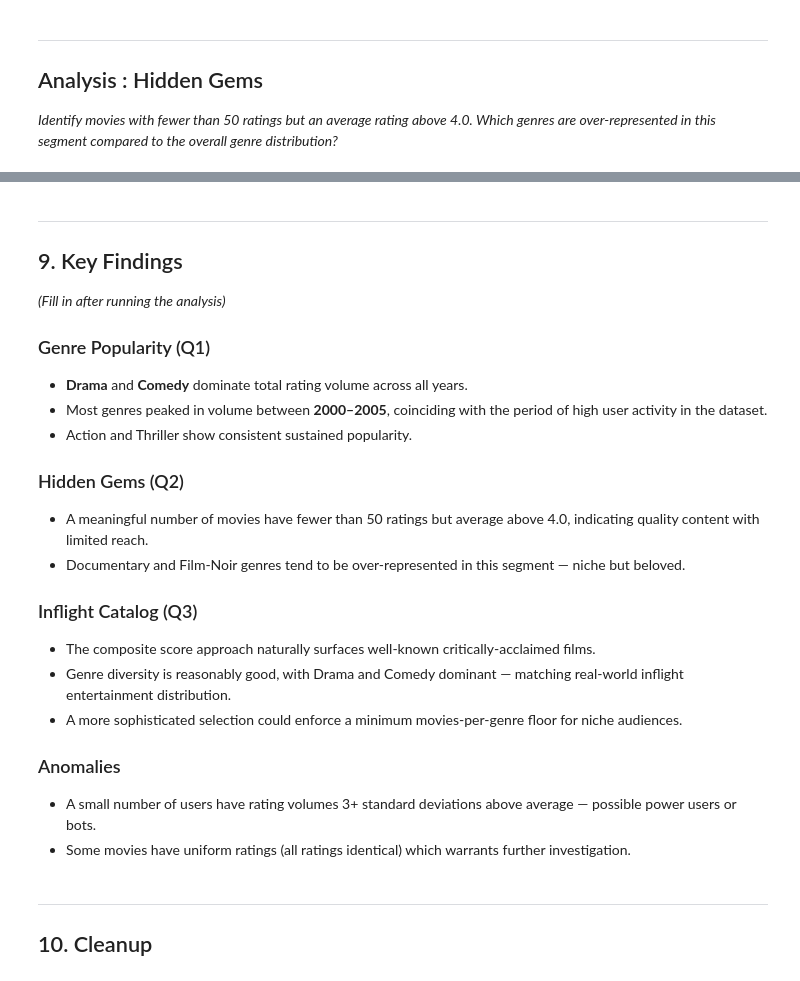
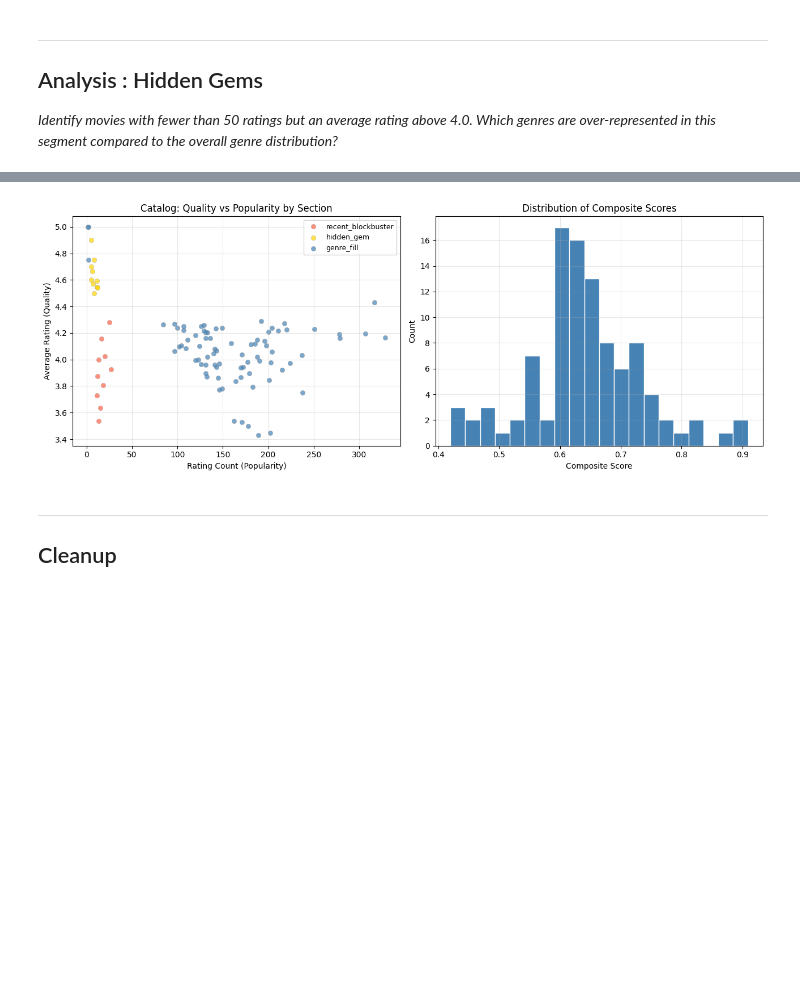
Before and after one commit to Stargazaar/movie_lens_pyspark, a Jupyter notebook: notebooks/analysis.ipynb, the cells around one changed output, grey strips where cells are left out. Saved outputs shown, nothing was run; the diff lists cells and outputs as text; code cells hidden in the pictures; blank space fills up the shorter version.

```diff
--- a/notebooks/analysis.ipynb
+++ b/notebooks/analysis.ipynb
@@ -467,58 +801,40 @@ plt.show()
 # %%
-# Score distribution: quality vs popularity trade-off
-catalog_pd = catalog_df.select("avg_rating", "rating_count", "composite_score").toPandas()
+# Score distribution coloured by selection reason
+catalog_pd = catalog_df.select("avg_rating", "rating_count", "composite_score", "selection_reason").toPandas()
 
-fig, axes = plt.subplots(1, 2, figsize=(12, 5))
+colour_map = {
+    "recent_blockbuster": "tomato",
+    "hidden_gem": "gold",
+    "genre_fill": "steelblue"
+}
 
-sc = axes[0].scatter(
-    catalog_pd["rating_count"],
-    catalog_pd["avg_rating"],
-    c=catalog_pd["composite_score"],
-    cmap="YlOrRd",
-    alpha=0.8,
-    edgecolors="grey",
-    linewidths=0.3
-)
-plt.colorbar(sc, ax=axes[0], label="Composite Score")
+fig, axes = plt.subplots(1, 2, figsize=(13, 5))
+
+for reason, colour in colour_map.items():
+    subset = catalog_pd[catalog_pd["selection_reason"] == reason]
+    axes[0].scatter(
+        subset["rating_count"], subset["avg_rating"],
+        c=colour, label=reason, alpha=0.7, edgecolors="grey", linewidths=0.3
+    )
 axes[0].set_xlabel("Rating Count (Popularity)")
 axes[0].set_ylabel("Average Rating (Quality)")
-axes[0].set_title("Quality vs Popularity of Selected Movies")
+axes[0].set_title("Catalog: Quality vs Popularity by Section")
+axes[0].legend(fontsize=9)
 axes[0].grid(True, alpha=0.3)
 
 axes[1].hist(catalog_pd["composite_score"], bins=20, color="steelblue", edgecolor="white")
 axes[1].set_xlabel("Composite Score")
 axes[1].set_ylabel("Count")
 axes[1].set_title("Distribution of Composite Scores")
 axes[1].grid(True, alpha=0.3)
 
 plt.tight_layout()
 plt.show()
+# %% [output]
+[figure, added]
-# %% [markdown]
----
-## 9. Key Findings
-
-*(Fill in after running the analysis)*
-
-### Genre Popularity (Q1)
-- **Drama** and **Comedy** dominate total rating volume across all years.
-- Most genres peaked in volume between **2000–2005**, coinciding with the period of high user activity in the dataset.
-- Action and Thriller show consistent sustained popularity.
-
-### Hidden Gems (Q2)
-- A meaningful number of movies have fewer than 50 ratings but average above 4.0, indicating quality content with limited reach.
-- Documentary and Film-Noir genres tend to be over-represented in this segment — niche but beloved.
-
-### Inflight Catalog (Q3)
-- The composite score approach naturally surfaces well-known critically-acclaimed films.
-- Genre diversity is reasonably good, with Drama and Comedy dominant — matching real-world inflight entertainment distribution.
-- A more sophisticated selection could enforce a minimum movies-per-genre floor for niche audiences.
-
-### Anomalies
-- A small number of users have rating volumes 3+ standard deviations above average — possible power users or bots.
-- Some movies have uniform ratings (all ratings identical) which warrants further investigation.
 # %% [markdown]
 ---
-## 10. Cleanup
+## Cleanup
 # %%
 # Always stop the Spark session when done to release resources
 spark.stop()
```
Also changed, not shown: parts of 42 cells of this notebook, 2 other files.
